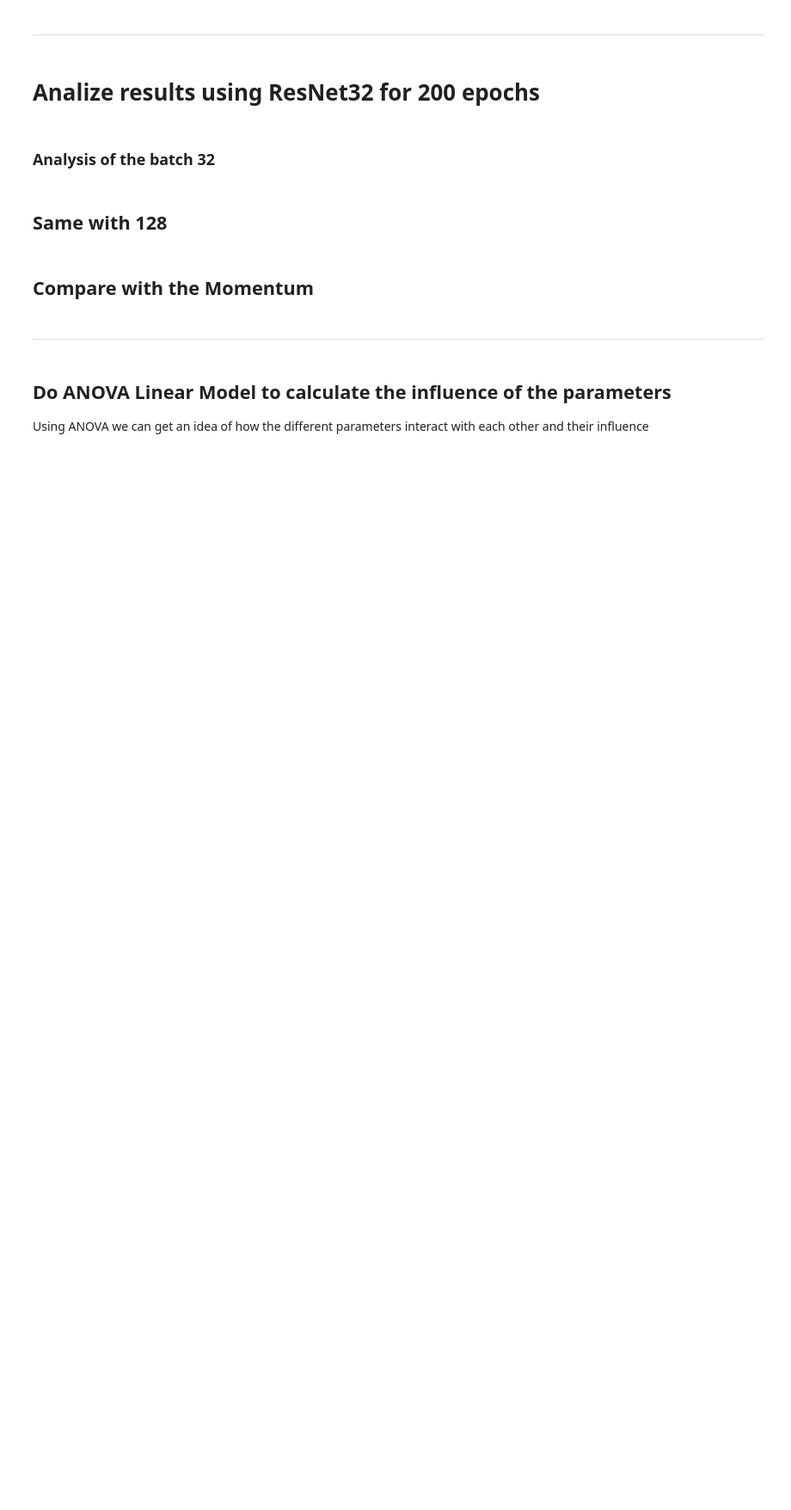
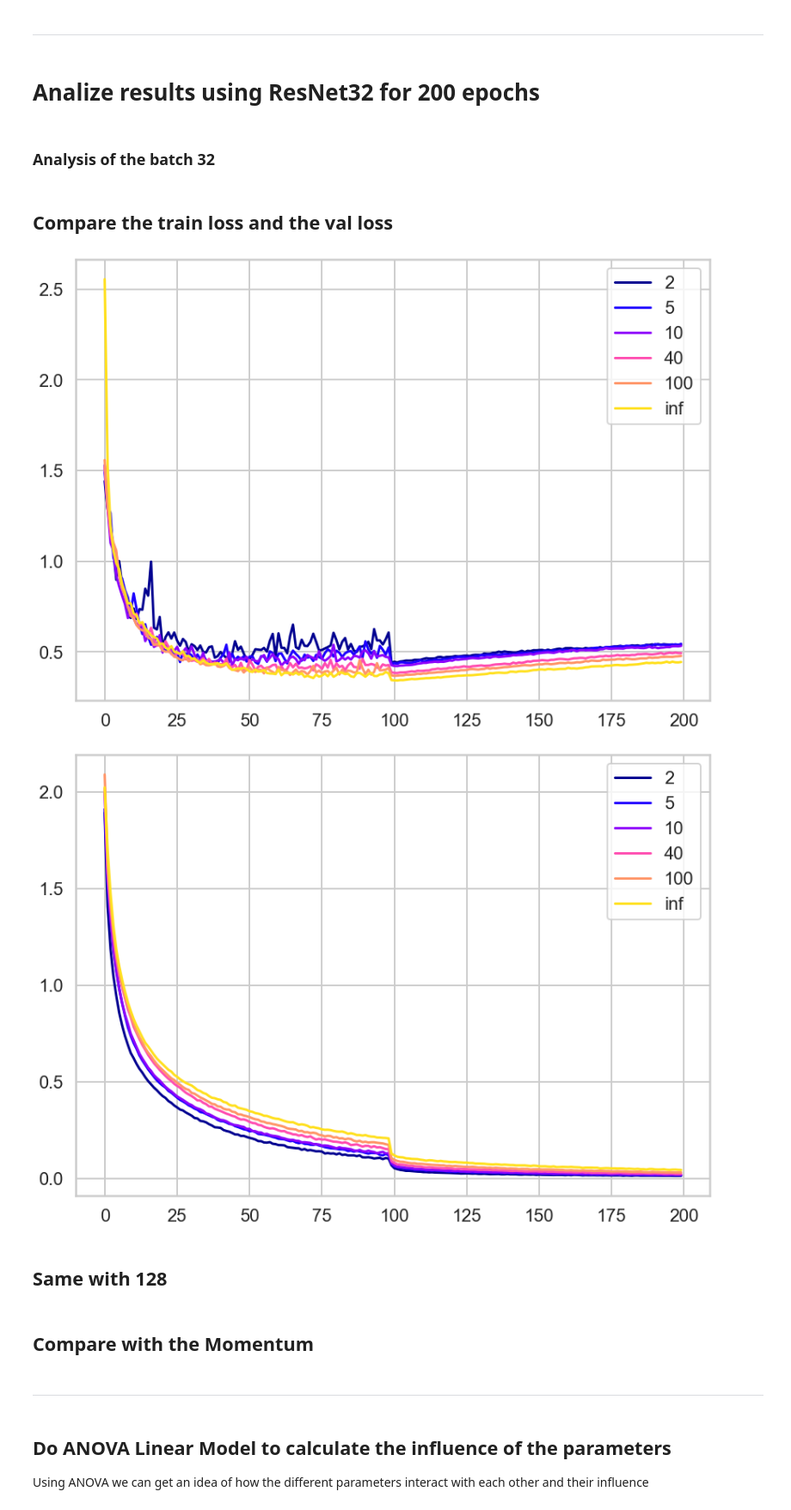
Before and after one commit to DiegoStock12/kubeml, a Jupyter notebook: ml/experiments/insights.ipynb, the cells around one changed output. Shown at 86% size. Cells and saved outputs as stored; diff of their text form; code cells hidden in the pictures; blank space fills up the shorter version.

```diff
--- a/ml/experiments/insights.ipynb
+++ b/ml/experiments/insights.ipynb
@@ -1180,6 +1544,8 @@ sns.set_palette('gnuplot2')
 from mpl_toolkits.axes_grid1.inset_locator import zoomed_inset_axes, mark_inset
 
 f, ax = plt.subplots(figsize=(14,10))
+
+size=40
 
 # plot all the lines
 for _, row in r32.sort_values('k').iterrows():
@@ -1191,8 +1557,12 @@ for _, row in r32.sort_values('k').iterrows():
         )
 
 # set the axes names
-ax.set_xlabel('Time (sec)')
-ax.set_ylabel('Accuracy (%)')
+ax.set_xlabel('Time (sec)', fontsize=size)
+ax.set_ylabel('Accuracy (%)', fontsize=size)
+plt.xticks(fontsize=size)
+plt.yticks(fontsize=size)
+plt.legend(title='k', fontsize=30)
+
 ax.set_ylim([30, 94])
 
 axins = zoomed_inset_axes(ax, zoom= 3, bbox_to_anchor=(700, 500))
@@ -1217,6 +1587,38 @@ mark_inset(ax, axins, loc1=2, loc2=1, ec="0.5");
 
 plt.tight_layout()
 plt.savefig('./figures/paper/resnet32/resnet32-32-comparison.pdf')
+# %% [markdown]
+## Compare the train loss and the val loss
+# %%
+f, ax = plt.subplots(figsize=(14,10))
+
+size=40
+
+# plot all the lines
+for _, row in r32.sort_values('k').iterrows():
+    if not row.momentum:
+        sns.lineplot(
+            x=range(200),
+            y=row.validation_loss,
+            label=f'{int(row.k) if row.k != float("inf") else row.k}'
+        )
+
+
+f, ax = plt.subplots(figsize=(14,10))
+
+size=40
+
+# plot all the lines
+for _, row in r32.sort_values('k').iterrows():
+    if not row.momentum:
+        sns.lineplot(
+            x=range(200),
+            y=row.train_loss,
+            label=f'{int(row.k) if row.k != float("inf") else row.k}'
+        )
+# %% [output]
+[figure, added]
+[figure, added]
 # %% [markdown]
 ## Same with 128
 # %%
```
Also changed, not shown: parts of 28 cells of this notebook, 25 other files.
